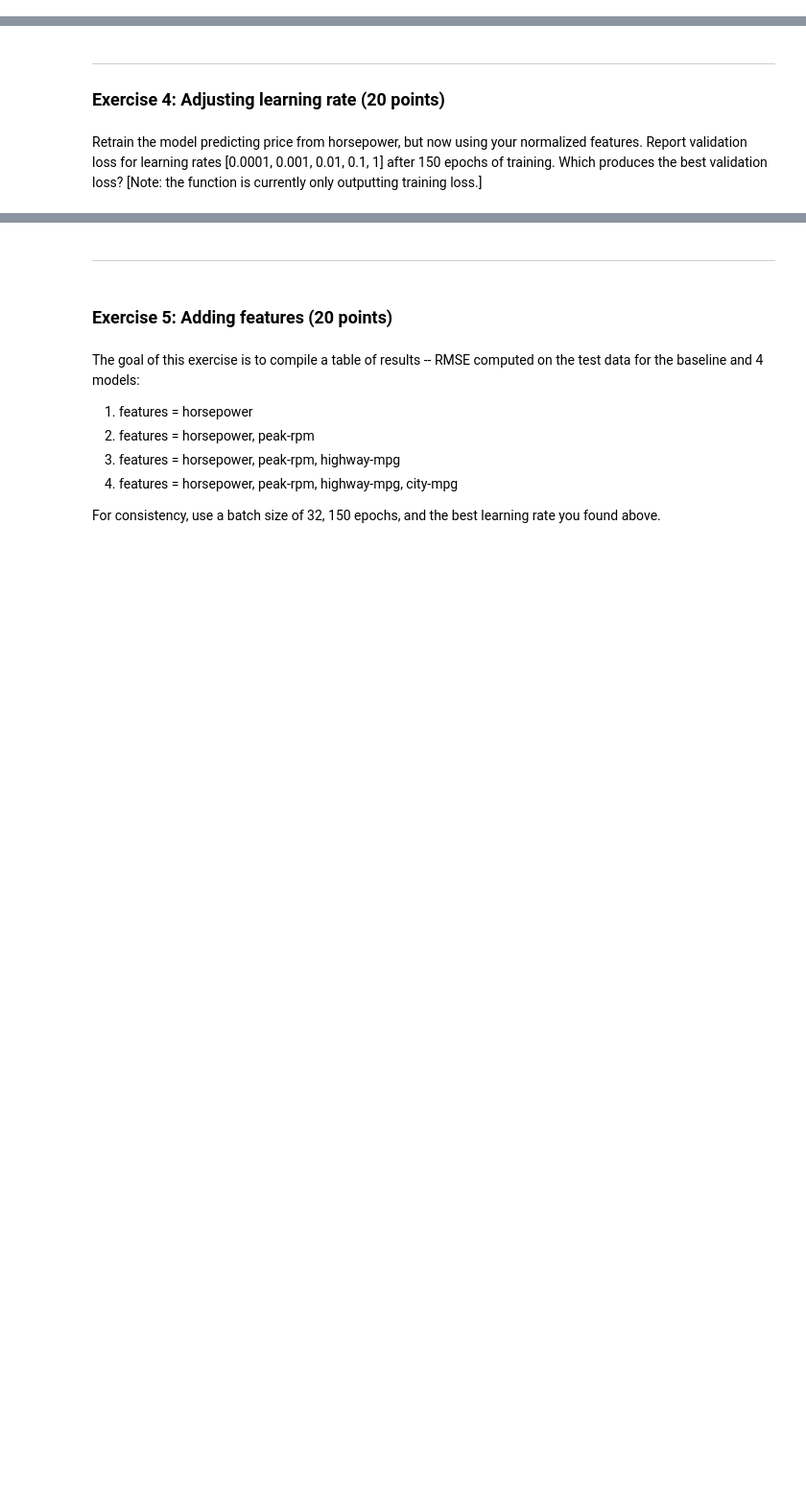
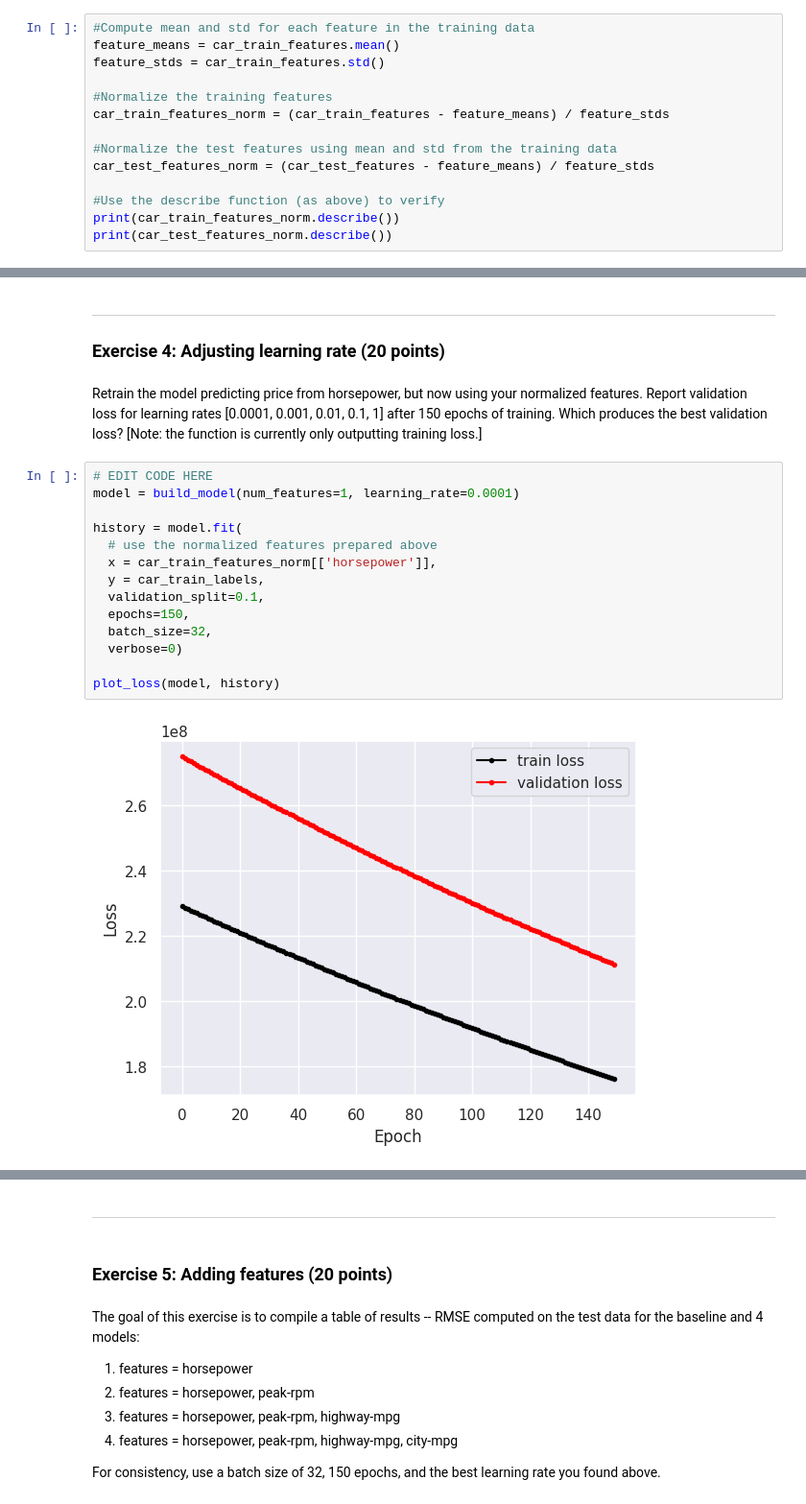
Before and after one commit to dojian/classML, a Jupyter notebook: 03_Linear_Regression_with_Tensorflow.ipynb, the cells around one changed output, grey strips where cells are left out. Shown at 96% size. Cells and saved outputs as stored; diff of their text form; blank space fills up the shorter version.

```diff
--- a/03_Linear_Regression_with_Tensorflow.ipynb
+++ b/03_Linear_Regression_with_Tensorflow.ipynb
@@ -390,0 +417,14 @@ Apply mean and variance normalization to produce car_train_features_norm and car
+# %%
+#Compute mean and std for each feature in the training data
+feature_means = car_train_features.mean()
+feature_stds = car_train_features.std()
+
+#Normalize the training features
+car_train_features_norm = (car_train_features - feature_means) / feature_stds
+
+#Normalize the test features using mean and std from the training data
+car_test_features_norm = (car_test_features - feature_means) / feature_stds
+
+#Use the describe function (as above) to verify
+print(car_train_features_norm.describe())
+print(car_test_features_norm.describe())
@@ -415,3 +475,19 @@ def plot_loss(model, history):
 ### Exercise 4: Adjusting learning rate (20 points)
 # %% [markdown]
 Retrain the model predicting price from horsepower, but now using your normalized features. Report validation loss for learning rates [0.0001, 0.001, 0.01, 0.1, 1] after 150 epochs of training. Which produces the best validation loss? [Note: the function is currently only outputting training loss.]
+# %%
+# EDIT CODE HERE
+model = build_model(num_features=1, learning_rate=0.0001)
+
+history = model.fit(
+  # use the normalized features prepared above
+  x = car_train_features_norm[['horsepower']],
+  y = car_train_labels,
+  validation_split=0.1,
+  epochs=150,
+  batch_size=32,
+  verbose=0)
+
+plot_loss(model, history)
+# %% [output]
+[figure, added]
```
Also changed, not shown: parts of 24 cells of this notebook.
